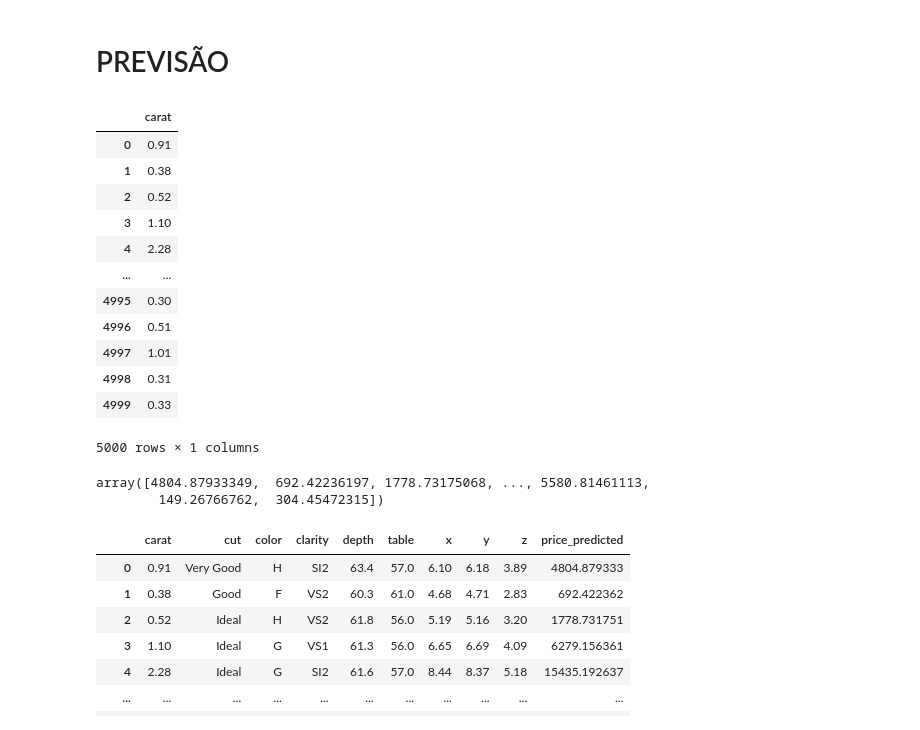
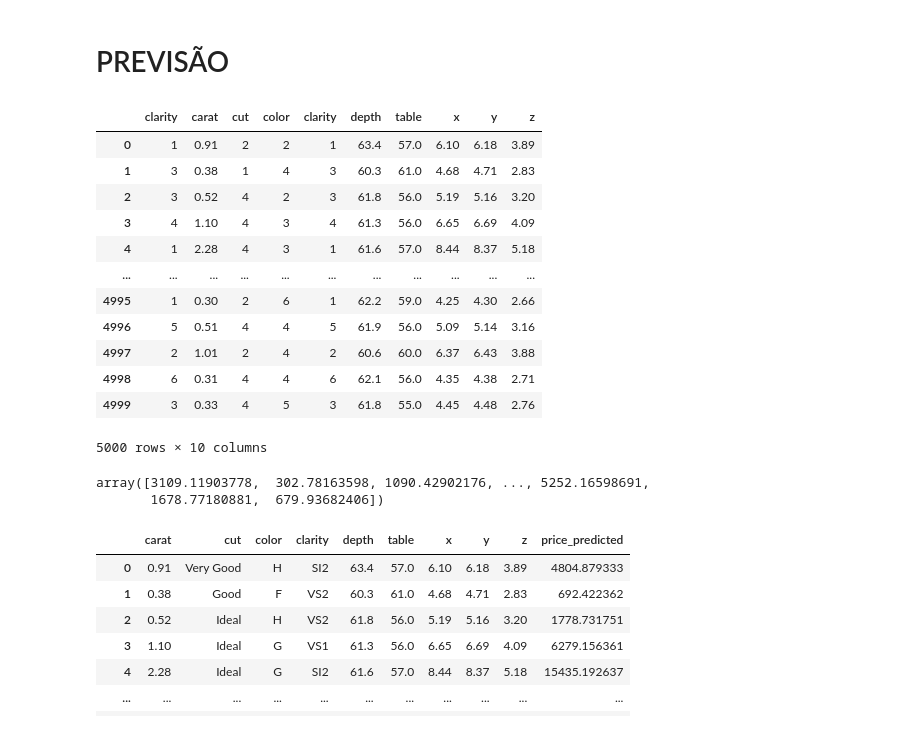
Before and after one commit to dvbarbato/project-diamonds, a Jupyter notebook: Untitled.ipynb, the cells around one changed output. Saved outputs shown, nothing was run; the diff lists cells and outputs as text; code cells hidden in the pictures.

```diff
--- a/Untitled.ipynb
+++ b/Untitled.ipynb
@@ -128,0 +187,4 @@ df_historico.corr()['price'].sort_values(ascending=False)
+# %%
+df_estimar['cut'] = df_estimar['cut'].map({'Fair':0, 'Good':1, 'Very Good':2, 'Premium':3, 'Ideal':4})
+df_estimar['color'] = df_estimar['color'].map({'J':0, 'I':1, 'H':2, 'G':3, 'F':4, 'E':5, 'D':6})
+df_estimar['clarity'] = df_estimar['clarity'].map({'I1':0, 'SI2':1, 'SI1':2, 'VS2':3, 'VS1':4, 'VVS2':5, 'VVS1':6, 'IF':7})
@@ -152,28 +230,28 @@ intercepto
 # %% [markdown]
 # PREVISÃO
 # %%
-dado_para_prever = df_estimar[['carat']]
+dado_para_prever = df_estimar[['clarity', 'carat','cut','color','clarity','depth','table','x','y','z']]
 dado_para_prever
 # %% [output]
-|  | carat |
-| 0 | 0.91 |
-| 1 | 0.38 |
-| 2 | 0.52 |
-| 3 | 1.10 |
-| 4 | 2.28 |
-| ... | ... |
-| 4995 | 0.30 |
-| 4996 | 0.51 |
-| 4997 | 1.01 |
-| 4998 | 0.31 |
-| 4999 | 0.33 |
+|  | clarity | carat | cut | color | clarity | depth | table | x | y | z |
+| 0 | 1 | 0.91 | 2 | 2 | 1 | 63.4 | 57.0 | 6.10 | 6.18 | 3.89 |
+| 1 | 3 | 0.38 | 1 | 4 | 3 | 60.3 | 61.0 | 4.68 | 4.71 | 2.83 |
+| 2 | 3 | 0.52 | 4 | 2 | 3 | 61.8 | 56.0 | 5.19 | 5.16 | 3.20 |
+| 3 | 4 | 1.10 | 4 | 3 | 4 | 61.3 | 56.0 | 6.65 | 6.69 | 4.09 |
+| 4 | 1 | 2.28 | 4 | 3 | 1 | 61.6 | 57.0 | 8.44 | 8.37 | 5.18 |
+| ... | ... | ... | ... | ... | ... | ... | ... | ... | ... | ... |
+| 4995 | 1 | 0.30 | 2 | 6 | 1 | 62.2 | 59.0 | 4.25 | 4.30 | 2.66 |
+| 4996 | 5 | 0.51 | 4 | 4 | 5 | 61.9 | 56.0 | 5.09 | 5.14 | 3.16 |
+| 4997 | 2 | 1.01 | 2 | 4 | 2 | 60.6 | 60.0 | 6.37 | 6.43 | 3.88 |
+| 4998 | 6 | 0.31 | 4 | 4 | 6 | 62.1 | 56.0 | 4.35 | 4.38 | 2.71 |
+| 4999 | 3 | 0.33 | 4 | 5 | 3 | 61.8 | 55.0 | 4.45 | 4.48 | 2.76 |
-5000 rows × 1 columns
+5000 rows × 10 columns
 # %%
-y_pred = modelo.predict(df_estimar[['carat']])
+y_pred = modelo.predict(dado_para_prever)
 y_pred
 # %% [output]
-array([4804.87933349,  692.42236197, 1778.73175068, ..., 5580.81461113,
-        149.26766762,  304.45472315])
+array([3109.11903778,  302.78163598, 1090.42902176, ..., 5252.16598691,
+       1678.77180881,  679.93682406])
 # %%
 df_estimar['price_predicted'] = y_pred
 # %%
```
Also changed, not shown: parts of 17 cells of this notebook, 1 other file.
